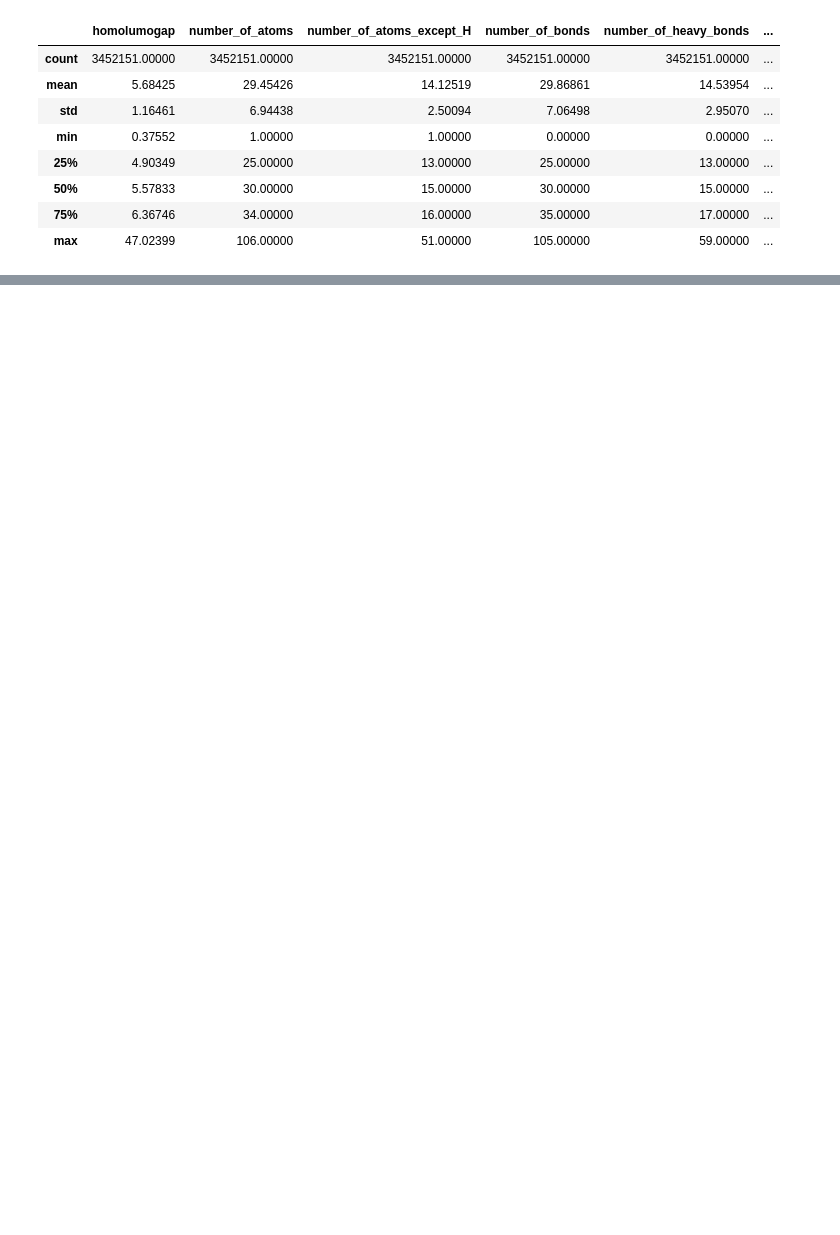
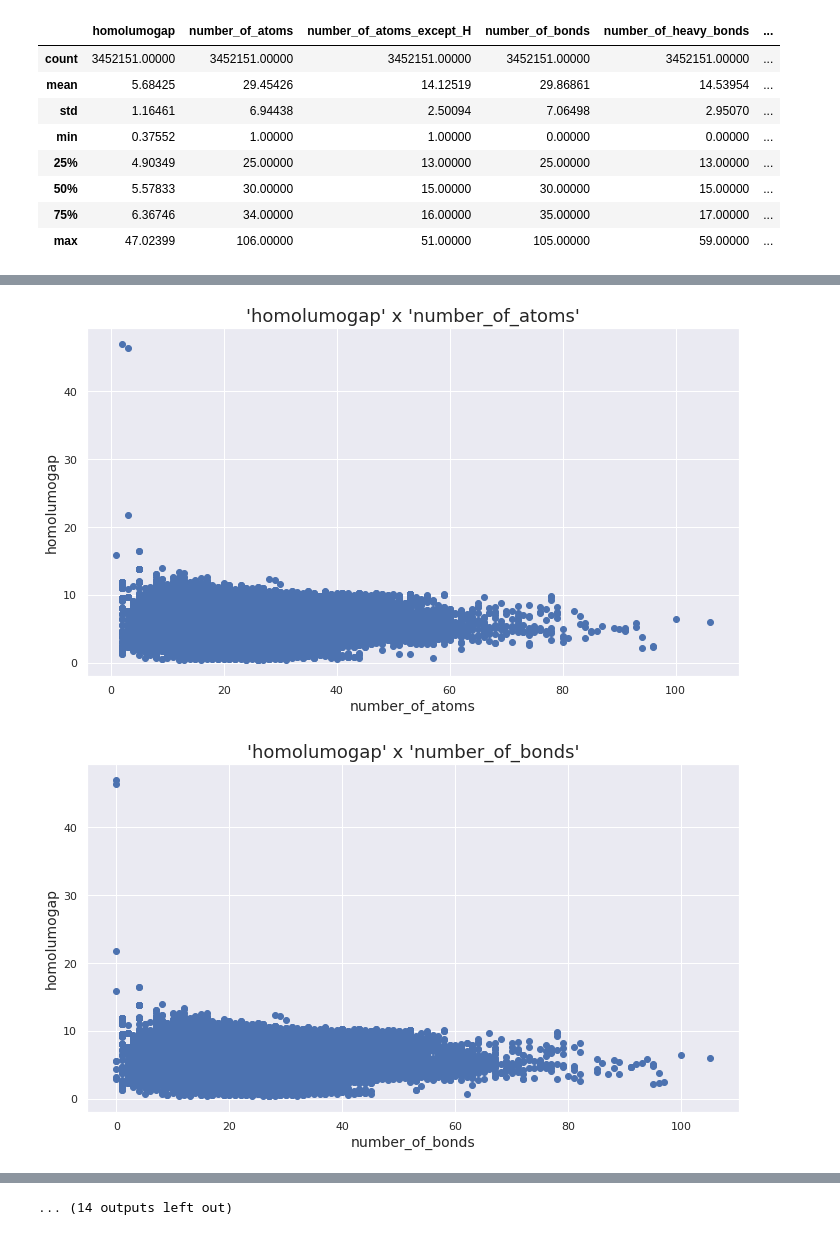
Before and after one commit to henchaves/coc361-ic, a Jupyter notebook: notebooks/03 - Exploratory Data Analysis.ipynb, the cells around one changed output, grey strips where cells are left out. Cells and saved outputs as stored; diff of their text form; code cells hidden in the pictures; blank space fills up the shorter version.

```diff
--- a/notebooks/03 - Exploratory Data Analysis.ipynb
+++ b/notebooks/03 - Exploratory Data Analysis.ipynb
@@ -69,0 +212,13 @@ df = df.drop("number_of_conformations", axis=1)
+# %%
+# Scatters
+for feature in features:
+    fig, ax = plt.subplots(figsize=(10, 6))
+    ax.scatter(df[feature], df[target[0]])
+    ax.set_title(f"'{target[0]}' x '{feature}'", fontsize=18)
+    ax.set_xlabel(feature, fontsize=14)
+    ax.set_ylabel(target[0], fontsize=14)
+    fig.tight_layout()
+    plt.show()
+# %% [output]
+[figure, added]
+[figure, added]
@@ -69,0 +235 @@ df = df.drop("number_of_conformations", axis=1)
+... (14 outputs left out)
```
Also changed, not shown: parts of 18 cells of this notebook.
